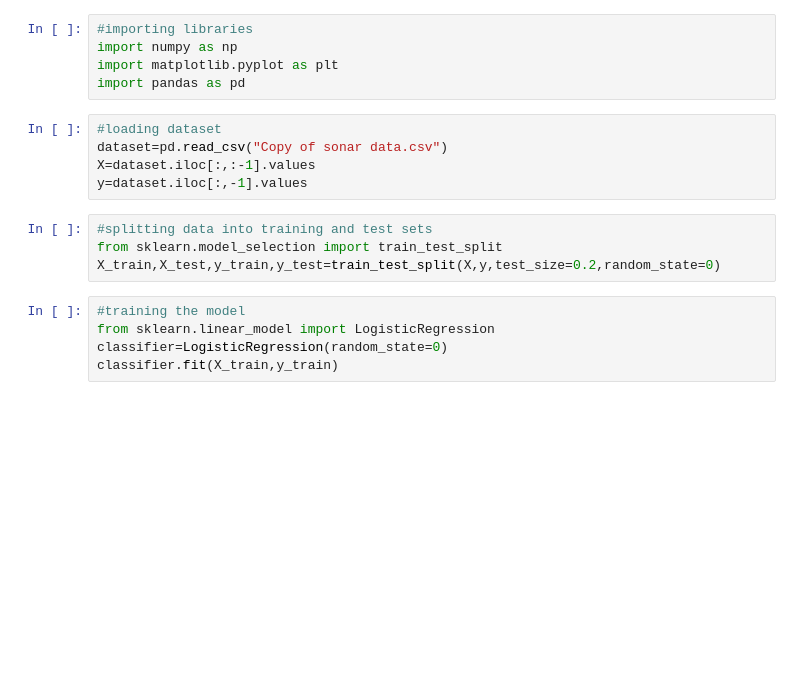
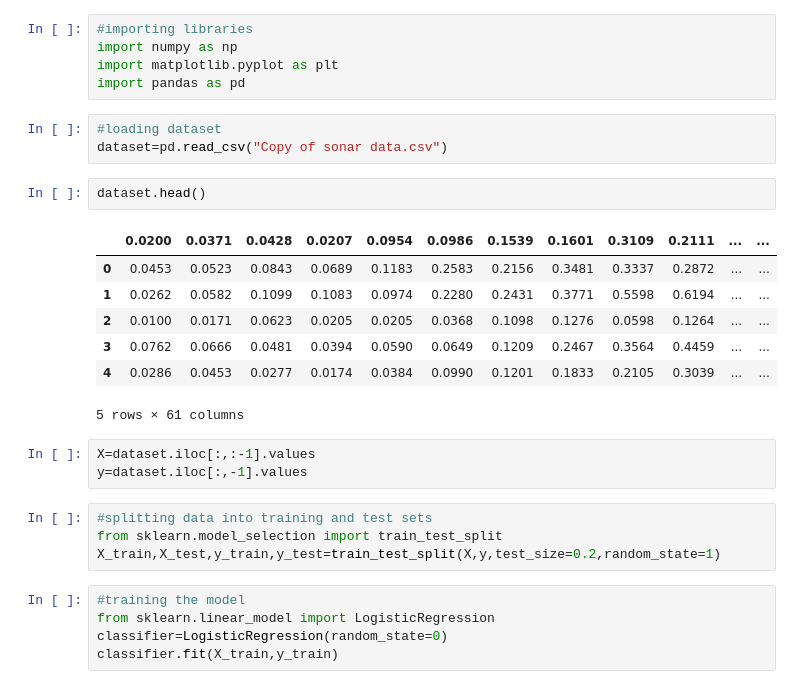
Before and after one commit to Mayank-Chandra17/Sonar-Rock-and-Mine-Prediction, a Jupyter notebook: Sonar_Rock_Mine_Prediction.ipynb, the cells around one changed output. Drawn from its saved outputs; the diff is of its cells as text; blank space fills up the shorter version.

```diff
--- a/Sonar_Rock_Mine_Prediction.ipynb
+++ b/Sonar_Rock_Mine_Prediction.ipynb
@@ -8,12 +8,23 @@ import pandas as pd
 # %%
 #loading dataset
 dataset=pd.read_csv("Copy of sonar data.csv")
-X=dataset.iloc[:,:-1].values
-y=dataset.iloc[:,-1].values
+# %%
+dataset.head()
+# %% [output]
+|  | 0.0200 | 0.0371 | 0.0428 | 0.0207 | 0.0954 | 0.0986 | 0.1539 | 0.1601 | 0.3109 | 0.2111 | ... | ... |
+| 0 | 0.0453 | 0.0523 | 0.0843 | 0.0689 | 0.1183 | 0.2583 | 0.2156 | 0.3481 | 0.3337 | 0.2872 | ... | ... |
+| 1 | 0.0262 | 0.0582 | 0.1099 | 0.1083 | 0.0974 | 0.2280 | 0.2431 | 0.3771 | 0.5598 | 0.6194 | ... | ... |
+| 2 | 0.0100 | 0.0171 | 0.0623 | 0.0205 | 0.0205 | 0.0368 | 0.1098 | 0.1276 | 0.0598 | 0.1264 | ... | ... |
+| 3 | 0.0762 | 0.0666 | 0.0481 | 0.0394 | 0.0590 | 0.0649 | 0.1209 | 0.2467 | 0.3564 | 0.4459 | ... | ... |
+| 4 | 0.0286 | 0.0453 | 0.0277 | 0.0174 | 0.0384 | 0.0990 | 0.1201 | 0.1833 | 0.2105 | 0.3039 | ... | ... |
+5 rows × 61 columns
+# %%
+X=dataset.iloc[:,:-1].values
+y=dataset.iloc[:,-1].values
 # %%
 #splitting data into training and test sets
 from sklearn.model_selection import train_test_split
-X_train,X_test,y_train,y_test=train_test_split(X,y,test_size=0.2,random_state=0)
+X_train,X_test,y_train,y_test=train_test_split(X,y,test_size=0.2,random_state=1)
 # %%
 #training the model
 from sklearn.linear_model import LogisticRegression
```
Also changed, not shown: parts of 2 cells of this notebook.
